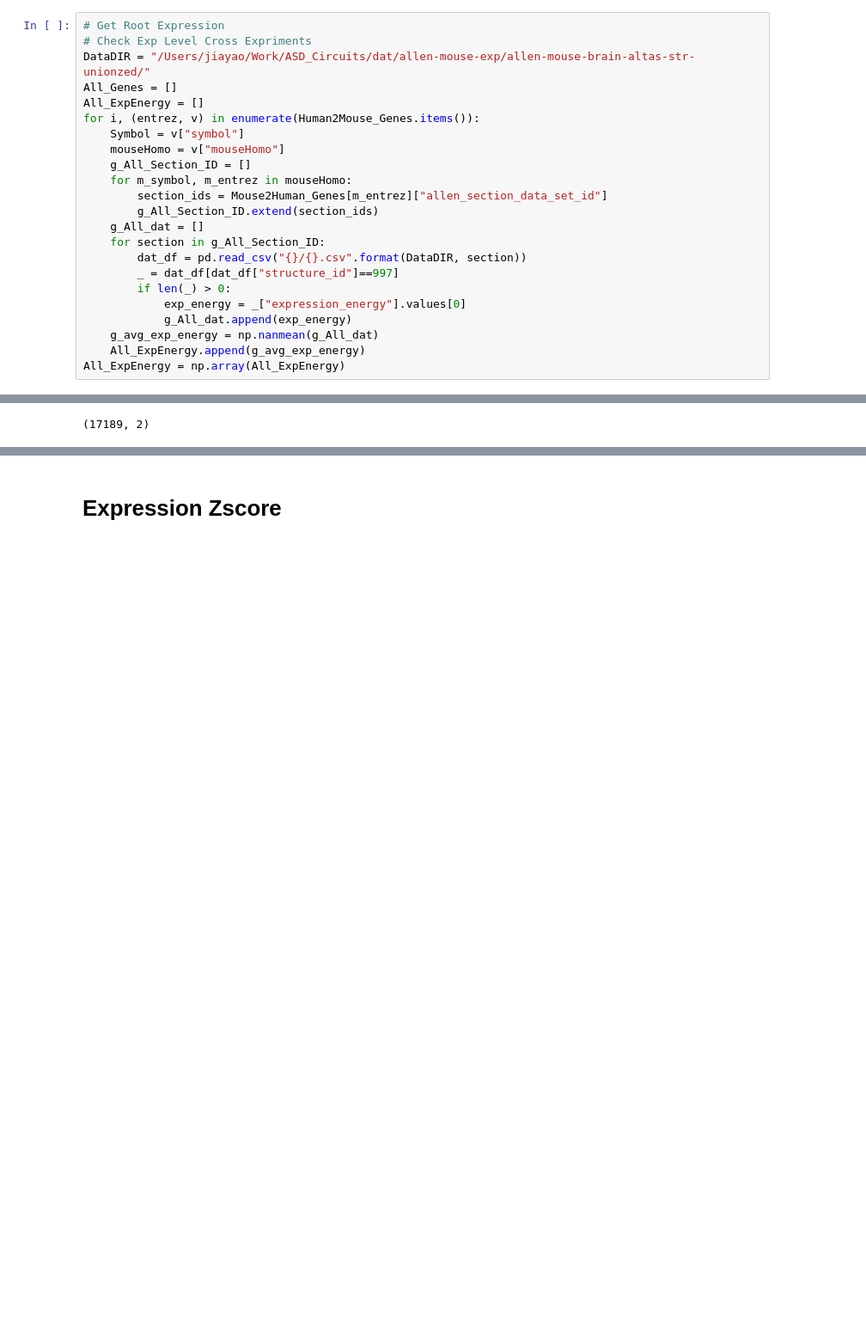
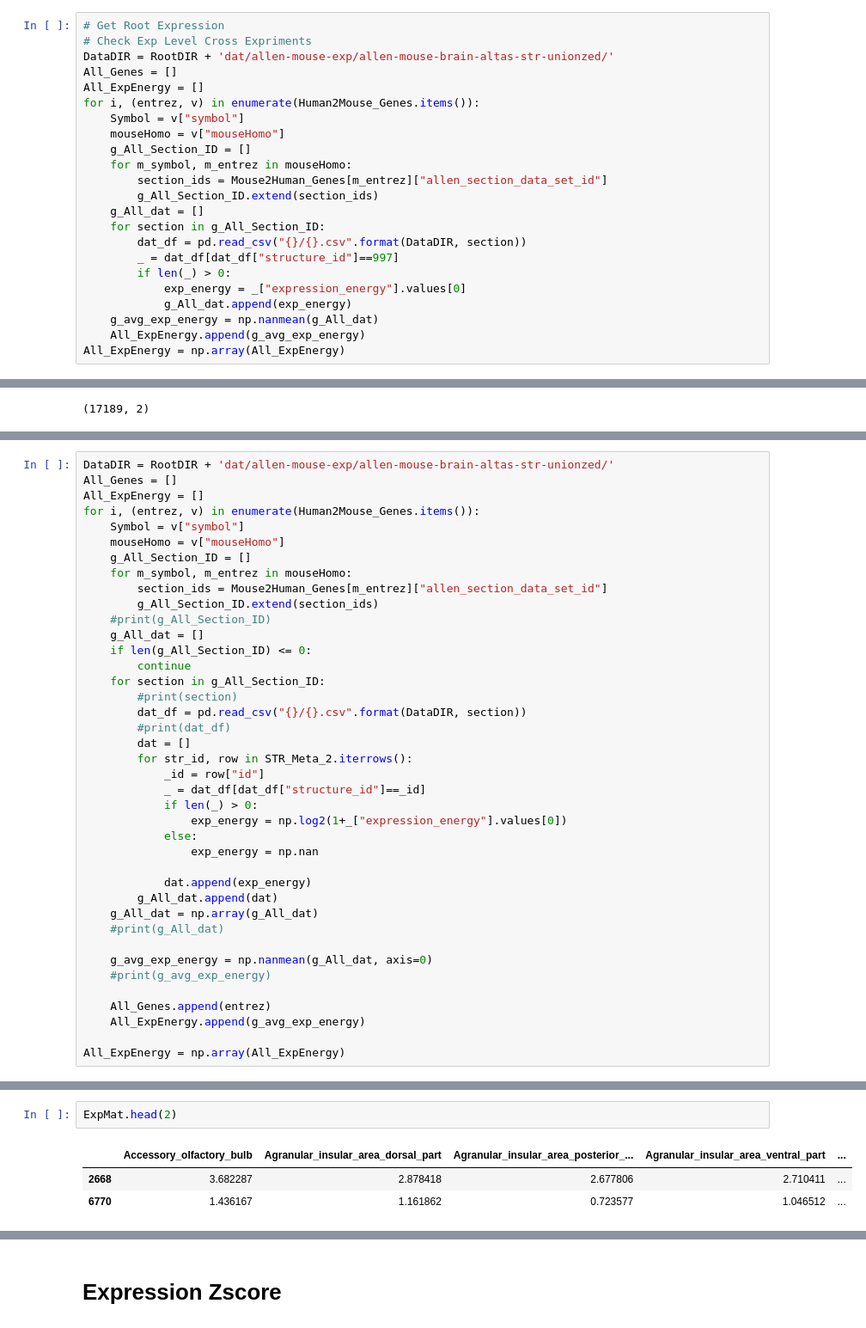
Before and after one commit to explorerwjy/ASD_Circuits, a Jupyter notebook: notebooks/Preprocessing.ipynb, the cells around one changed output, grey strips where cells are left out. Shown at 86% size. Drawn from its saved outputs; the diff is of its cells as text; blank space fills up the shorter version.

```diff
--- a/notebooks/Preprocessing.ipynb
+++ b/notebooks/Preprocessing.ipynb
@@ -464,7 +453,7 @@ print(pearsonr(Exp1, Exp2))
 # %%
 # Get Root Expression
 # Check Exp Level Cross Expriments
-DataDIR = "/Users/jiayao/Work/ASD_Circuits/dat/allen-mouse-exp/allen-mouse-brain-altas-str-unionzed/"
+DataDIR = RootDIR + 'dat/allen-mouse-exp/allen-mouse-brain-altas-str-unionzed/'
 All_Genes = []
 All_ExpEnergy = []
 for i, (entrez, v) in enumerate(Human2Mouse_Genes.items()):
@@ -990,0 +491,40 @@ SpearmanrResult(correlation=0.9865312594947961, pvalue=0.0)
+# %%
+DataDIR = RootDIR + 'dat/allen-mouse-exp/allen-mouse-brain-altas-str-unionzed/'
+All_Genes = []
+All_ExpEnergy = []
+for i, (entrez, v) in enumerate(Human2Mouse_Genes.items()):
+    Symbol = v["symbol"]
+    mouseHomo = v["mouseHomo"]
+    g_All_Section_ID = []
+    for m_symbol, m_entrez in mouseHomo:
+        section_ids = Mouse2Human_Genes[m_entrez]["allen_section_data_set_id"]
+        g_All_Section_ID.extend(section_ids)
+    #print(g_All_Section_ID)
+    g_All_dat = []
+    if len(g_All_Section_ID) <= 0:
+        continue
+    for section in g_All_Section_ID:
+        #print(section)
+        dat_df = pd.read_csv("{}/{}.csv".format(DataDIR, section))
+        #print(dat_df)
+        dat = []
+        for str_id, row in STR_Meta_2.iterrows():
+            _id = row["id"]
+            _ = dat_df[dat_df["structure_id"]==_id]
+            if len(_) > 0:
+                exp_energy = np.log2(1+_["expression_energy"].values[0])
+            else:
+                exp_energy = np.nan
+
+            dat.append(exp_energy)
+        g_All_dat.append(dat)
+    g_All_dat = np.array(g_All_dat)
+    #print(g_All_dat)
+
+    g_avg_exp_energy = np.nanmean(g_All_dat, axis=0)
+    #print(g_avg_exp_energy)
+
+    All_Genes.append(entrez)
+    All_ExpEnergy.append(g_avg_exp_energy)
+
+All_ExpEnergy = np.array(All_ExpEnergy)
@@ -990,0 +539,6 @@ SpearmanrResult(correlation=0.9865312594947961, pvalue=0.0)
+# %%
+ExpMat.head(2)
+# %% [output]
+|  | Accessory_olfactory_bulb | Agranular_insular_area_dorsal_part | Agranular_insular_area_posterior_... | Agranular_insular_area_ventral_part | ... |
+| 2668 | 3.682287 | 2.878418 | 2.677806 | 2.710411 | ... |
+| 6770 | 1.436167 | 1.161862 | 0.723577 | 1.046512 | ... |
```
Also changed, not shown: parts of 98 cells of this notebook, 37 other files.
